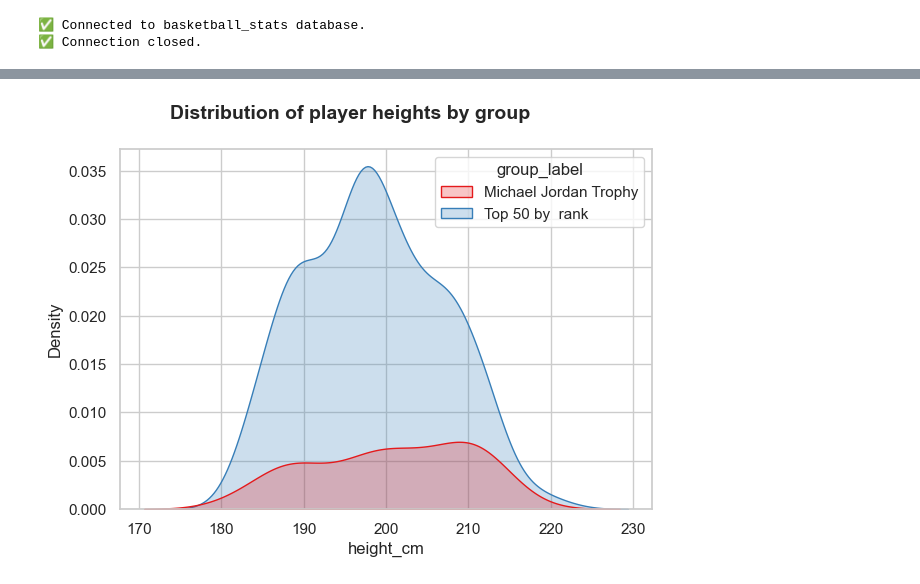
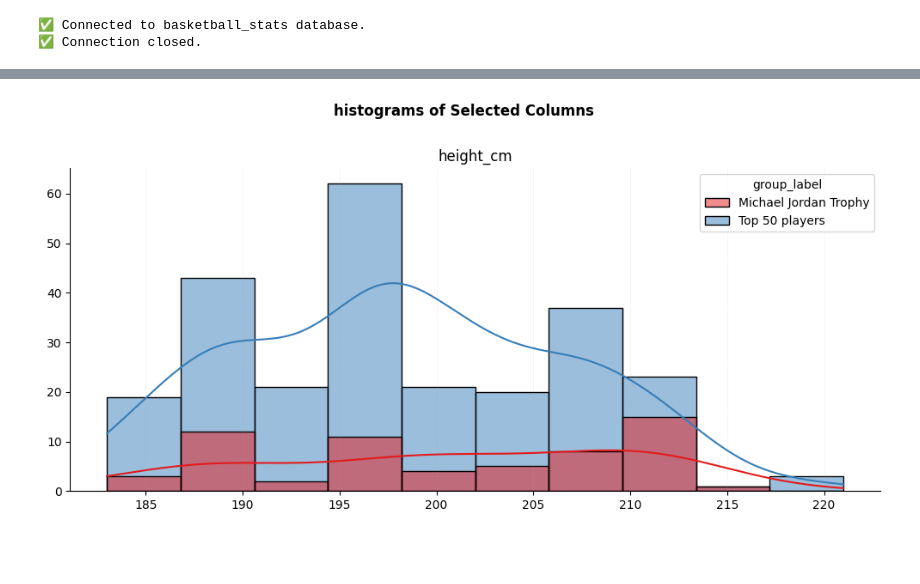
Before and after one commit to arianmokhtariha/NBA-analysis, a Jupyter notebook: data_analysis/Mona/Mona-DescriptiveStatistics1-2.ipynb, the cells around one changed output, grey strips where cells are left out. Cells and saved outputs as stored; diff of their text form; code cells hidden in the pictures; blank space fills up the shorter version.

```diff
--- a/data_analysis/Mona/Mona-DescriptiveStatistics1-2.ipynb
+++ b/data_analysis/Mona/Mona-DescriptiveStatistics1-2.ipynb
@@ -112,9 +108,33 @@ plt.show()
-# %%
-#kde
-sns.kdeplot(data=df1, x="height_cm", hue= "group_label", palette="Set1",  fill=True)
-
-plt.suptitle("Distribution of player heights by group", fontsize=14, weight='bold')
-plt.tight_layout()
-plt.show()
-# %% [output]
-[figure, removed]
+# %%
+def hist_plot(columns_list:list[str], dataframe:pd.DataFrame, x,y)-> None:
+
+    N= len(columns_list)
+    rows = int(np.floor(np.sqrt(N)))
+    cols= int(np.ceil(N/rows))
+    fig, axes = plt.subplots(rows, cols, figsize = (x,y))
+
+    if N==1:
+        axes = [axes]
+    else:
+        axes=axes.flatten()
+
+    for i, col in enumerate (columns_list):
+
+        sns.histplot(ax=axes[i], x=col, data=dataframe, kde=True, hue='group_label' , palette='Set1')
+
+        axes[i].set_title(f'{col}')
+        axes[i].set_ylabel('')
+        axes[i].set_xlabel('')
+        axes[i].tick_params(axis='y')
+        axes[i].grid(axis='x', linestyle='--', linewidth=0.4, alpha=0.3)
+        axes[i].tick_params(axis='both')
+        sns.despine(ax=axes[i], top=True, right=True)
+
+
+    fig.suptitle('histograms of Selected Columns', fontweight='bold')
+
+    for j in range(N , len(axes)):
+        axes[j].set_visible(False)
+
+    plt.tight_layout(rect=[0, 0, 1, 0.97])
+    plt.show()
@@ -120,0 +199,4 @@ plt.show()
+# %%
+hist_plot( columns_list=['height_cm'], dataframe= dataf1,  x=10,  y=5 )
+# %% [output]
+[figure, added]
```
Also changed, not shown: parts of 26 cells of this notebook.
